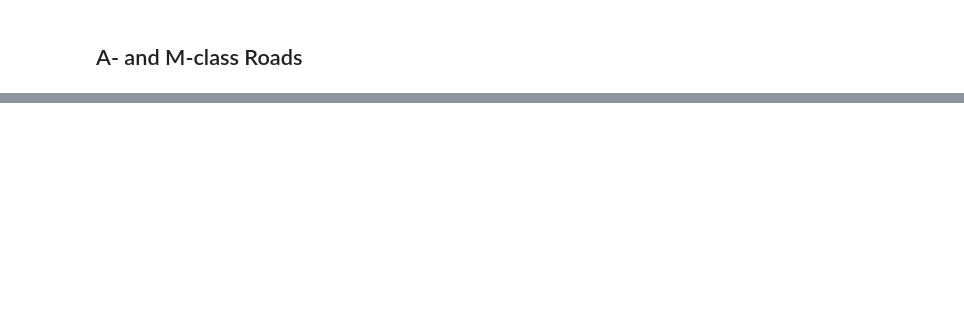
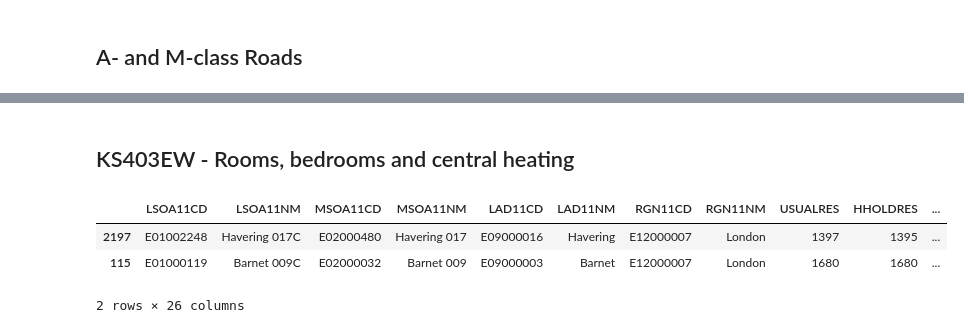
Before and after one commit to kingsgeocomp/geocomputation, a Jupyter notebook: Data Loader.ipynb, the cells around one changed output, grey strips where cells are left out. Saved outputs shown, nothing was run; the diff lists cells and outputs as text; code cells hidden in the pictures; blank space fills up the shorter version.

```diff
--- a/Data Loader.ipynb
+++ b/Data Loader.ipynb
@@ -143,0 +176,14 @@ compress_all('Roads',os.path.join('Data','Roads'))
+# %% [markdown]
+## KS403EW - Rooms, bedrooms and central heating
+# %%
+rooms = pd.read_excel(os.path.join('Data','KS403EW - Rooms, bedrooms and central heating.xlsx'), header=8)
+rooms['lsoacd'], rooms['lsoanm'] = rooms['2011 super output area - lower layer'].str.split(' : ').str
+rooms.drop(['lsoanm','2011 super output area - lower layer'], axis=1, inplace=True)
+rooms.sample(2)
+lsoa = pd.merge(lsoa, rooms, how='left', left_on='LSOA11CD', right_on='lsoacd')
+lsoa.drop(['lsoacd'], axis=1, inplace=True)
+# %% [output]
+|  | LSOA11CD | LSOA11NM | MSOA11CD | MSOA11NM | LAD11CD | LAD11NM | RGN11CD | RGN11NM | USUALRES | HHOLDRES | ... |
+| 2197 | E01002248 | Havering 017C | E02000480 | Havering 017 | E09000016 | Havering | E12000007 | London | 1397 | 1395 | ... |
+| 115 | E01000119 | Barnet 009C | E02000032 | Barnet 009 | E09000003 | Barnet | E12000007 | London | 1680 | 1680 | ... |
+2 rows × 26 columns
```
Also changed, not shown: parts of 25 cells of this notebook.
